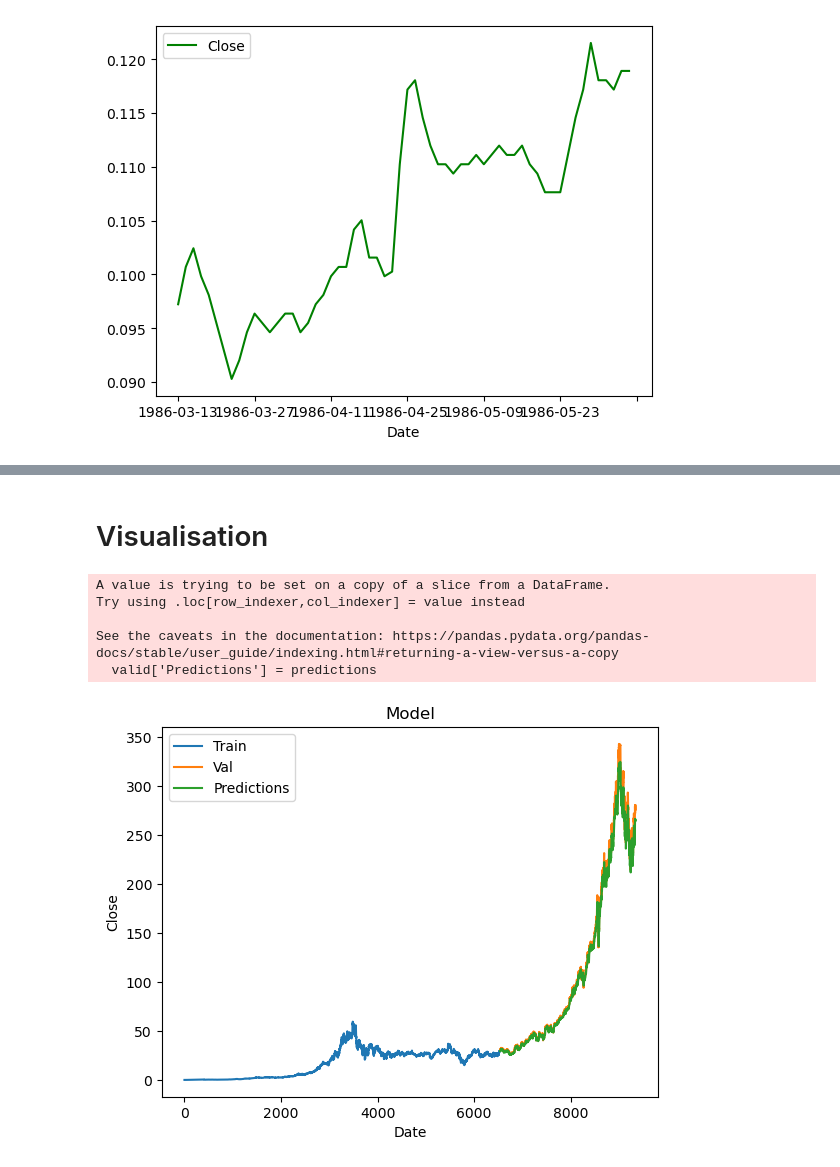
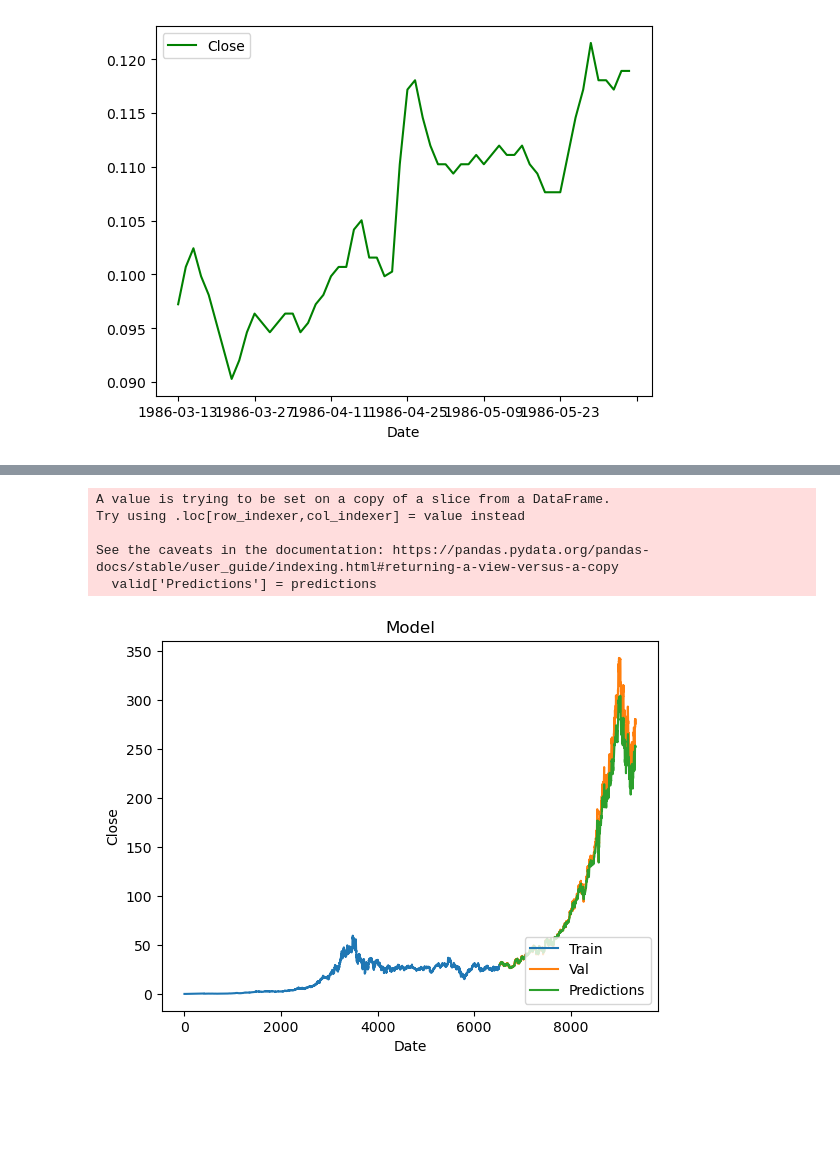
Before and after one commit to Ablazer16/StockMaket, a Jupyter notebook: Microsoft Stock Prediction .ipynb, the cells around one changed output, grey strips where cells are left out. Saved outputs shown, nothing was run; the diff lists cells and outputs as text; code cells hidden in the pictures; blank space fills up the shorter version.

```diff
--- a/Microsoft Stock Prediction (1).ipynb
+++ b/Microsoft Stock Prediction .ipynb
@@ -99,25 +98,23 @@ print(rmse)
-# %% [markdown]
-# Visualisation
 # %%
 train = data[:training_data_len]
 valid = data[training_data_len:]
 
 valid['Predictions'] = predictions
 
 plt.title('Model')
 plt.xlabel('Date')
 plt.ylabel('Close')
 
 plt.plot(train['Close'])
 plt.plot(valid[['Close', 'Predictions']])
 
-plt.legend(['Train', 'Val', 'Predictions'], loc='upper left')
+plt.legend(['Train', 'Val', 'Predictions'], loc='lower right')
 
 plt.show()
 # %% [output]
 A value is trying to be set on a copy of a slice from a DataFrame.
 Try using .loc[row_indexer,col_indexer] = value instead
 
 See the caveats in the documentation: https://pandas.pydata.org/pandas-docs/stable/user_guide/indexing.html#returning-a-view-versus-a-copy
   valid['Predictions'] = predictions
-[figure, old version]
+[figure, new version]
```
Also changed, not shown: parts of 8 cells of this notebook.
